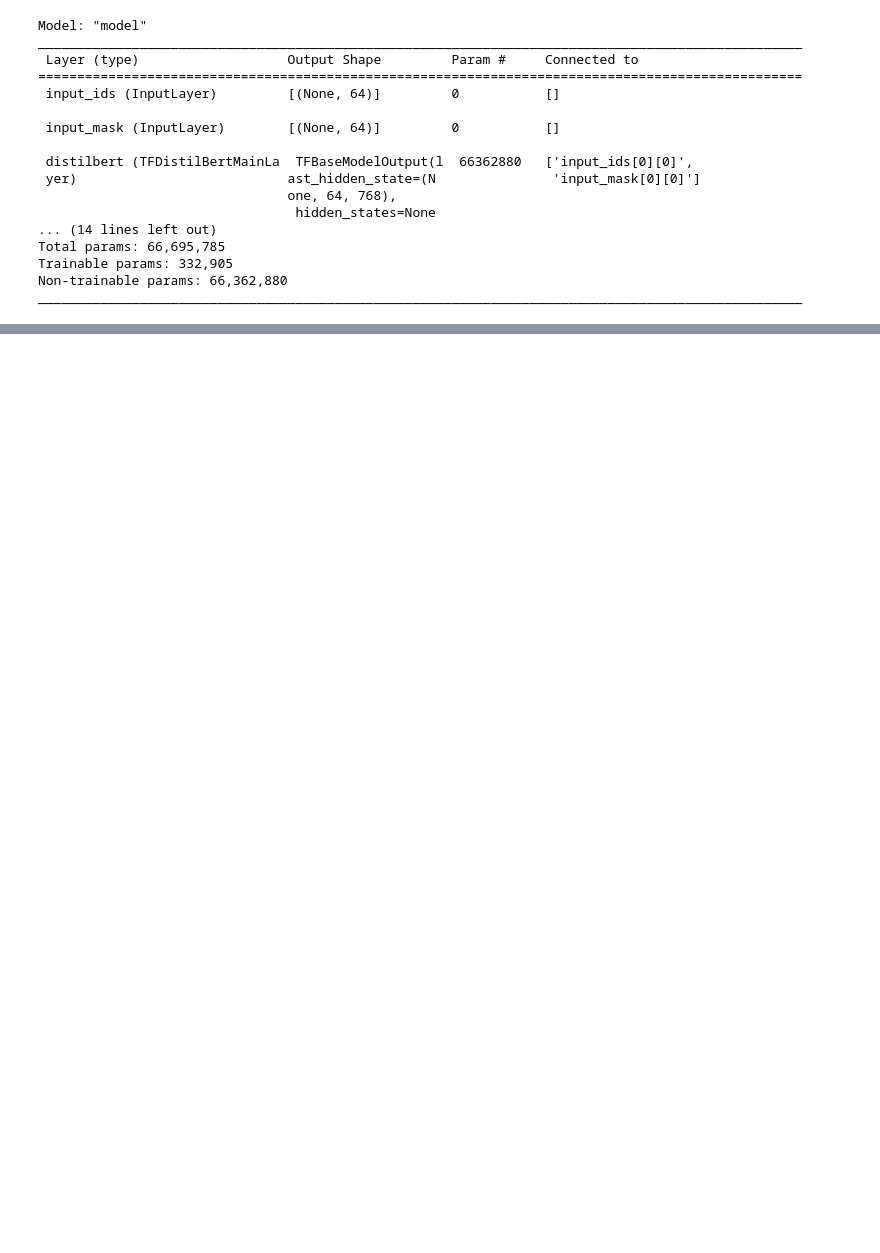
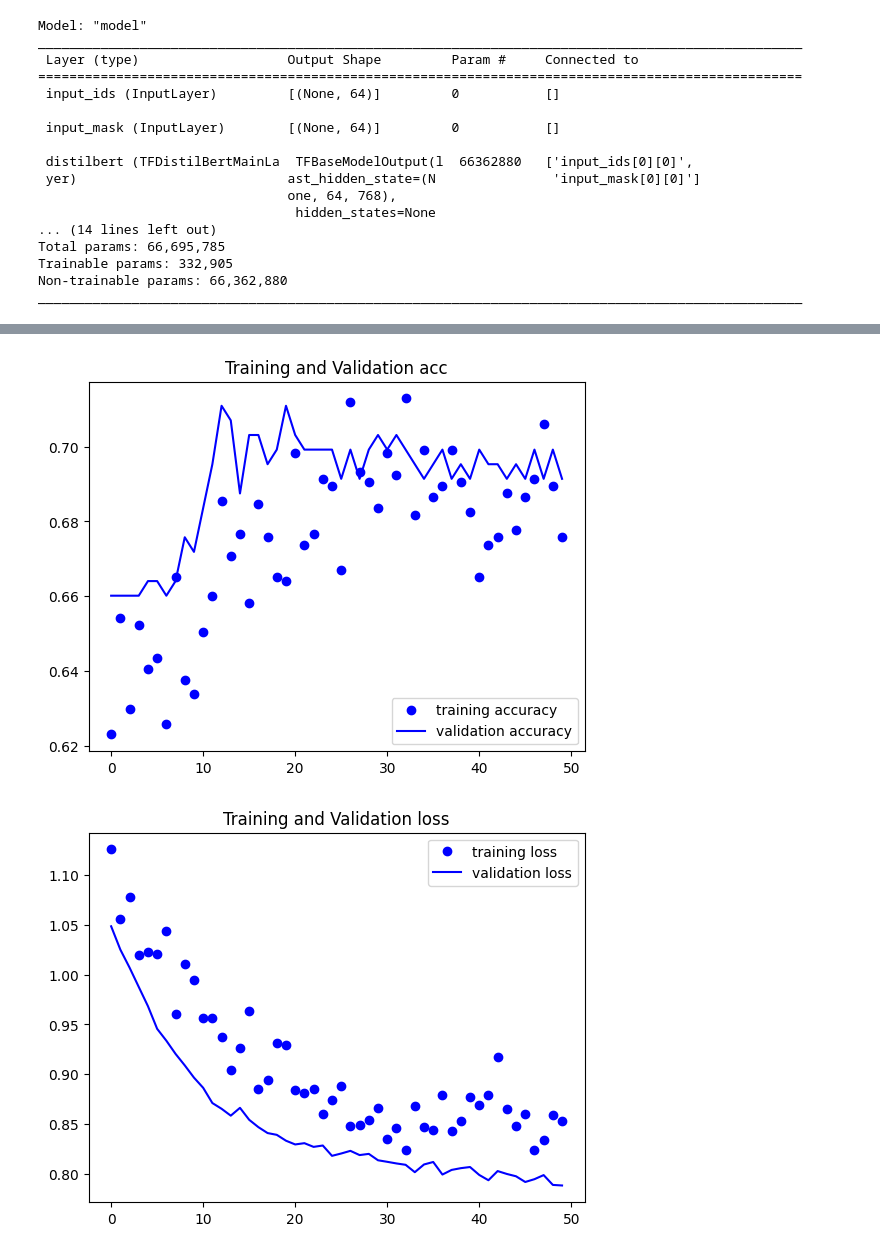
Before and after one commit to developer-onizuka/MachineLearningOnAWS, a Jupyter notebook: Fine-Tuning.ipynb, the cells around one changed output, grey strips where cells are left out. Cells and saved outputs as stored; diff of their text form; code cells hidden in the pictures; blank space fills up the shorter version.

```diff
--- a/Fine-Tuning.ipynb
+++ b/Fine-Tuning.ipynb
@@ -257,10 +257,10 @@ history = model.fit(
 # %%
-epochs = 100
+epochs = 50
 steps_per_epoch = 128
 validation_steps = 32
 test_steps = 32
 freeze_bert_layer = True
-learning_rate = 3e-5
+learning_rate = 3e-3
 epsilon = 1e-08
 max_seq_length = 64
 # %%
@@ -350,3 +348,42 @@ predict("The color is a little bit different from the picture. But it is OK.")
+# %%
+def plot_accracy(history):
+    import matplotlib.pyplot as plt
+
+    # Setting Parameters
+    acc = history.history['accuracy']
+    val_acc = history.history['val_accuracy']
+    loss = history.history['loss']
+    val_loss = history.history['val_loss']
+
+    epochs = range(len(acc))
+
+    # 1) Accracy Plt
+    plt.plot(epochs, acc, 'bo' ,label = 'training accuracy')
+    plt.plot(epochs, val_acc, 'b' , label= 'validation accuracy')
+    plt.title('Training and Validation acc')
+    plt.legend()
+
+    plt.figure()
+
+    # 2) Loss Plt
+    plt.plot(epochs, loss, 'bo' ,label = 'training loss')
+    plt.plot(epochs, val_loss, 'b' , label= 'validation loss')
+    plt.title('Training and Validation loss')
+    plt.legend()
+
+    plt.show()
+# %%
+from keras import models
+from keras import layers
+from keras import optimizers
+
+#show Accuracy and Loss History
+#「loss」と「val_loss」の違いですが、「loss」は学習時のlossの値で、正解と予測の差分です。この値を少なくするように学習を進めます。「val_loss」は検証用データでlossを計算した値です。
+#モデルは「loss」の値を少なくするように学習データを使用して学習を進めます。ただし学習データのみを使用して学習するため、学習データのみにあてはまり新たなデータでうまく予測できなくなる、いわゆるオーバーフィッティング状態になることがあります。グラフ上では「loss」が下がっていくのに「val_loss」が上がってしまう状態です。
+plot_accracy(history)
+# %% [output]
+[figure, added]
+[figure, added]
 # %%
 model.save('/mnt/tensorflow/',save_format='tf')
 # %% [output]
```
Also changed, not shown: parts of 13 cells of this notebook.
